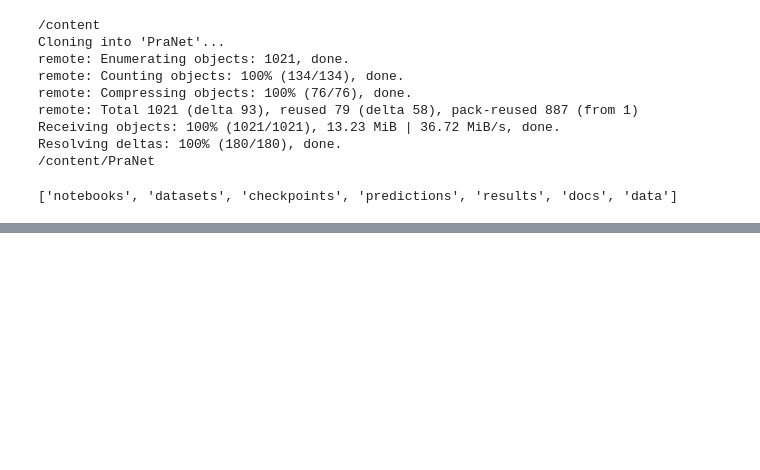
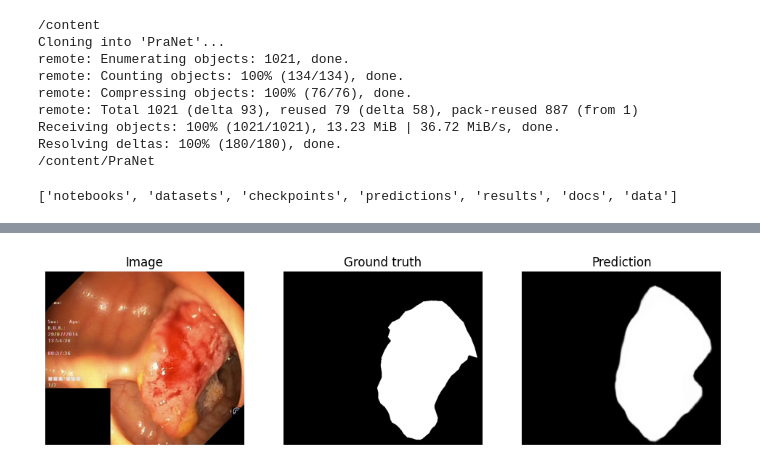
Before and after one commit to ounissinour/PolypVision, a Jupyter notebook: notebooks/01_PraNet_Reproduction.ipynb, the cells around one changed output, grey strips where cells are left out. Cells and saved outputs as stored; diff of their text form; code cells hidden in the pictures; blank space fills up the shorter version.

```diff
--- a/notebooks/01_PraNet_Reproduction.ipynb
+++ b/notebooks/01_PraNet_Reproduction.ipynb
@@ -62,0 +164,12 @@ print(os.listdir(base))
+# %%
+import cv2, matplotlib.pyplot as plt
+name = sorted(os.listdir('/content/PraNet/results/PraNet/Kvasir'))[0]
+img = cv2.imread(f'/content/PraNet/data/TestDataset/Kvasir/images/{name}')[:,:,::-1]
+gt  = cv2.imread(f'/content/PraNet/data/TestDataset/Kvasir/masks/{name}', 0)
+pr  = cv2.imread(f'/content/PraNet/results/PraNet/Kvasir/{name}', 0)
+fig, ax = plt.subplots(1, 3, figsize=(12, 4))
+for a, im, t in zip(ax, [img, gt, pr], ['Image', 'Ground truth', 'Prediction']):
+    a.imshow(im, cmap=None if t == 'Image' else 'gray'); a.set_title(t); a.axis('off')
+plt.show()
+# %% [output]
+[figure, added]
```
Also changed, not shown: parts of 10 cells of this notebook.
